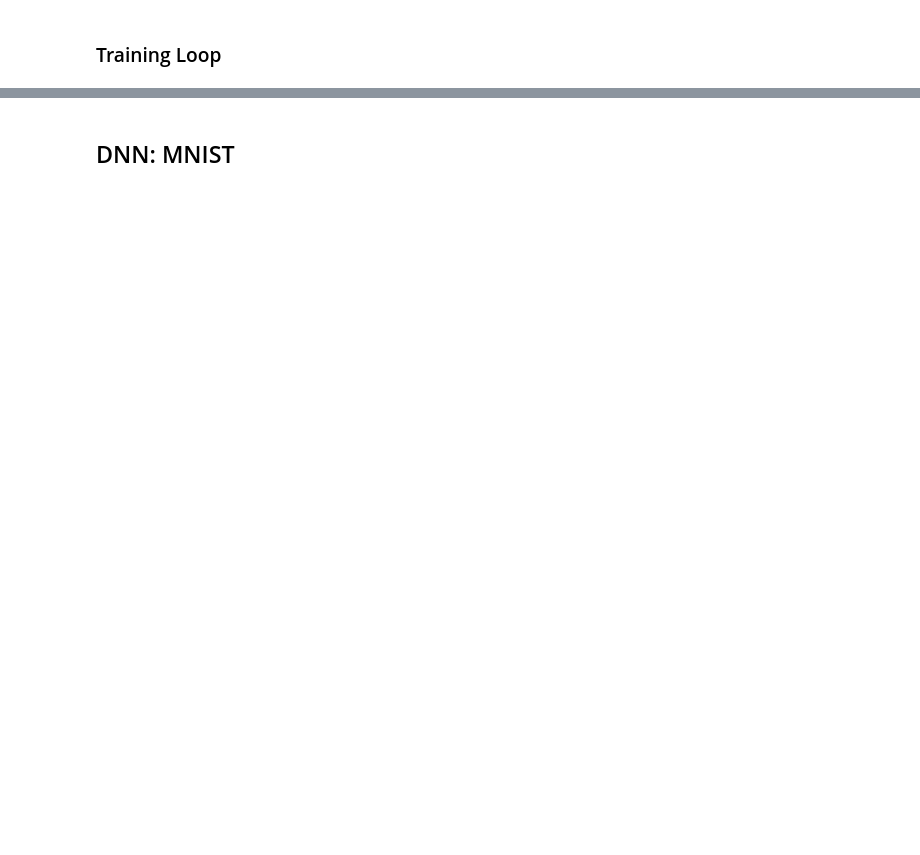
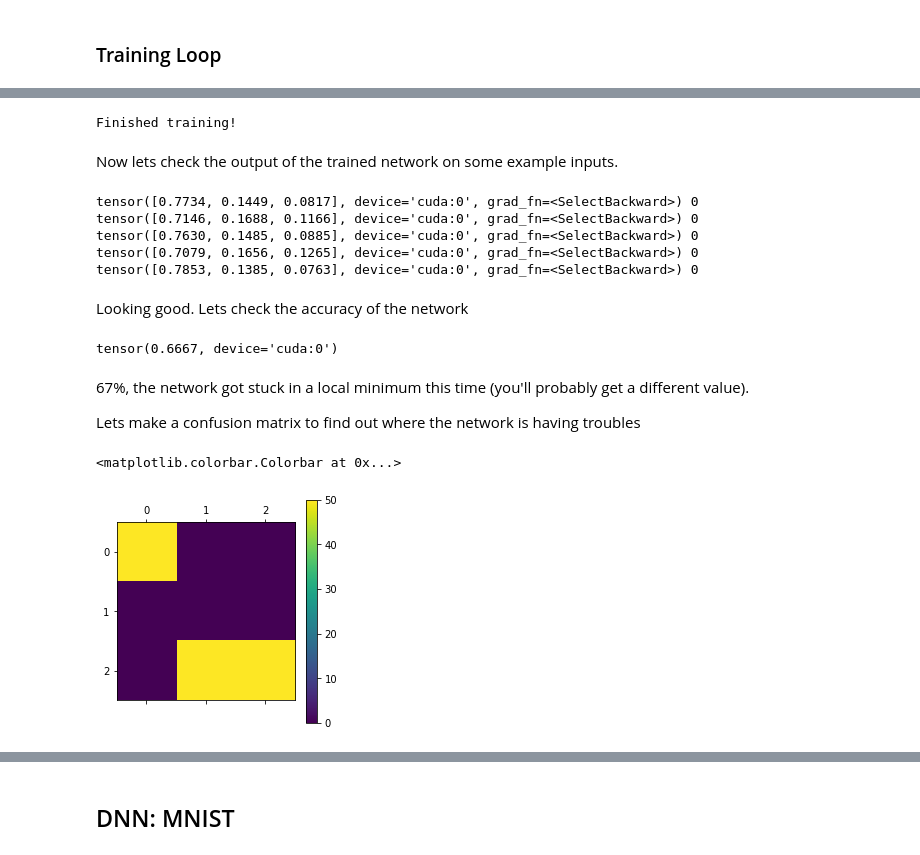
Before and after one commit to watson-ij/yonsei-pytorch-tute-2020, a Jupyter notebook: yonsei-pytorch-handson.ipynb, the cells around one changed output, grey strips where cells are left out. Cells and saved outputs as stored; diff of their text form; code cells hidden in the pictures; blank space fills up the shorter version.

```diff
--- a/yonsei-pytorch-handson.ipynb
+++ b/yonsei-pytorch-handson.ipynb
@@ -266,0 +300,4 @@ our expectation:
+# %%
+net = net.cuda() # put network on GPU
+input = input.cuda() # and the input tensor
+net(input) # you should see the device is now displayed
@@ -398,0 +439,12 @@ flexibility. We can clear out the gradients using `zero_grad()`:
+# %%
+variables = iris.values[:, :4]
+species_ = iris.values[:, 4]
+
+# One hot encode the species target
+smap = {'setosa' : 0, 'versicolor' : 1, 'virginica' : 2}
+species = np.array(list(smap[s] for s in species_))
+
+# To show we are simply passing numpy arrays of the data
+print(iris.iloc[0])
+print("----------")
+print(variables[0], ":", species_[0], ":", species[0])
@@ -488,0 +490,53 @@ Some exercises
+# %%
+# By default, pytorch operates on floats, not doubles
+X, Y = torch.tensor(variables.astype('float32')).cuda(), torch.tensor(species).cuda()
+# A basic stochastic gradient descent optimizer
+n_epochs, minibatch_size = 5, 16
+optimizer = optim.SGD(net.parameters(), lr=0.1)
+loss_fn = torch.nn.CrossEntropyLoss()
+optimizer.zero_grad()
+# loop over epochs
+for _ in range(n_epochs):
+  # take slices of data for the minibatch
+  for idx in range(0,len(X),minibatch_size):
+    x, y = X[idx:idx+minibatch_size], Y[idx:idx+minibatch_size]
+    optimizer.zero_grad()
+    prediction = net(x)
+    loss = loss_fn(prediction, y)
+    loss.backward()
+    optimizer.step()
+print("Finished training!")
+# %% [output]
+Finished training!
+# %% [markdown]
+Now lets check the output of the trained network on some example
+inputs.
+# %%
+for x, y in zip(torch.softmax(net(X[:5]),1), Y[:5]): print(x,y.item())
+# %% [output]
+tensor([0.7734, 0.1449, 0.0817], device='cuda:0', grad_fn=<SelectBackward>) 0
+tensor([0.7146, 0.1688, 0.1166], device='cuda:0', grad_fn=<SelectBackward>) 0
+tensor([0.7630, 0.1485, 0.0885], device='cuda:0', grad_fn=<SelectBackward>) 0
+tensor([0.7079, 0.1656, 0.1265], device='cuda:0', grad_fn=<SelectBackward>) 0
+tensor([0.7853, 0.1385, 0.0763], device='cuda:0', grad_fn=<SelectBackward>) 0
+# %% [markdown]
+Looking good. Lets check the accuracy of the network
+# %%
+prediction=net(X)
+_, prediction_y = torch.max(prediction,1) # returns (the max value, position of the max value)
+print(torch.sum(prediction_y==Y) / float(len(Y))) # sum the number we got correct
+# %% [output]
+tensor(0.6667, device='cuda:0')
+# %% [markdown]
+67%, the network got stuck in a local minimum this time (you'll
+probably get a different value).
+
+Lets make a confusion matrix to find out where the network is having troubles
+# %%
+confusion = torch.zeros(3, 3)
+for i, j in zip(net(X).max(1)[1], Y): confusion[i,j] += 1
+plt.matshow(confusion)
+plt.colorbar()
+# %% [output]
+<matplotlib.colorbar.Colorbar at 0x...>
+[figure, added]
```
Also changed, not shown: parts of 82 cells of this notebook, 1 other file.
